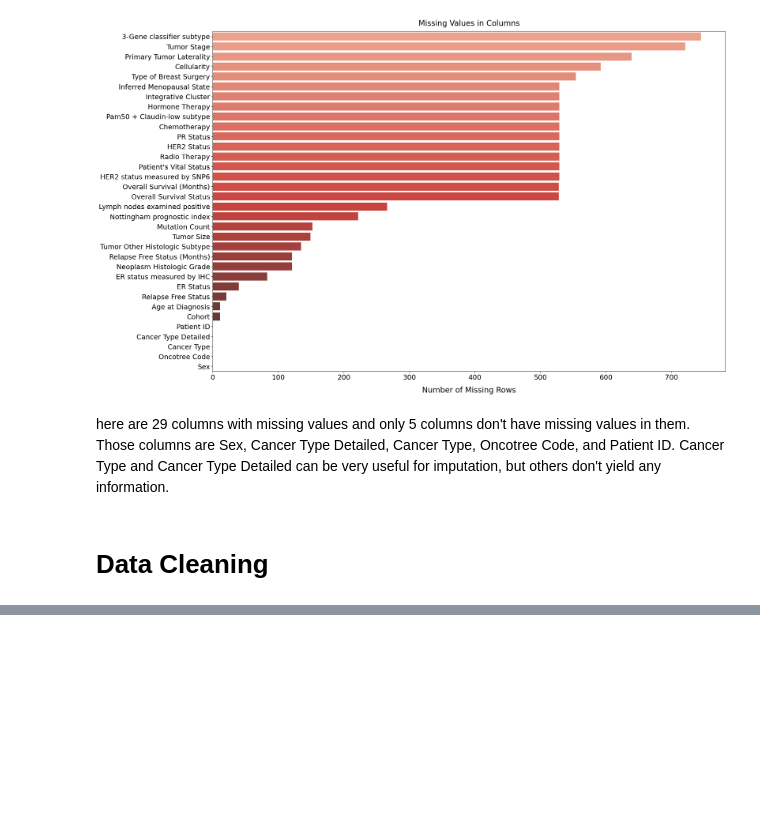
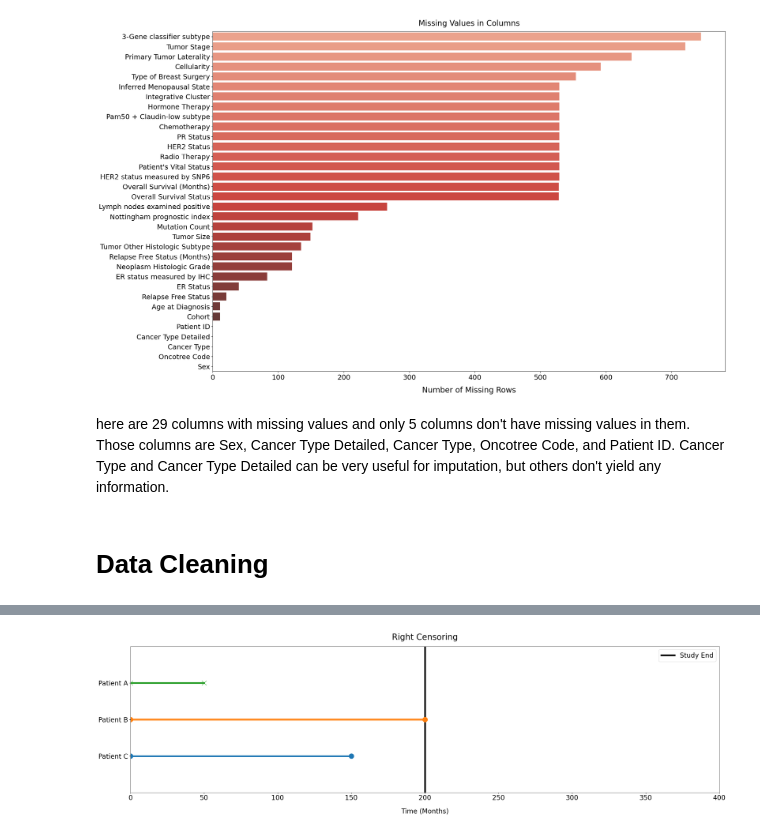
Before and after one commit to Shelenadah/Data-science, a Jupyter notebook: Survival_Analysis.ipynb, the cells around one changed output, grey strips where cells are left out. Cells and saved outputs as stored; diff of their text form; code cells hidden in the pictures; blank space fills up the shorter version.

```diff
--- a/Survival_Analysis.ipynb
+++ b/Survival_Analysis.ipynb
@@ -383,0 +410,19 @@ df.drop(columns=['Integrative Cluster'], inplace=True)
+# %%
+fig = plt.figure(figsize=(32, 8))
+
+plt.xlim(0, 400), plt.ylim(0, 4)
+plt.axvline(200, color='black', label='Study End', linewidth=5)
+plt.plot([0, 150], [1, 1], marker='o', markersize=15, linewidth=5)
+plt.plot([0, 200], [2, 2], marker='o', markersize=15, linewidth=5)
+plt.plot([0, 50], [3, 3], marker='x', markersize=15, linewidth=5)
+
+plt.xlabel('Time (Months)', size=20, labelpad=20)
+plt.tick_params(axis='x', labelsize=20)
+plt.tick_params(axis='y', labelsize=20)
+plt.yticks([1, 2, 3], ['Patient C', 'Patient B', 'Patient A'])
+plt.legend(prop={'size': 20})
+plt.title('Right Censoring', size=25, pad=20)
+
+plt.show()
+# %% [output]
+[figure, added]
```
Also changed, not shown: parts of 16 cells of this notebook.
